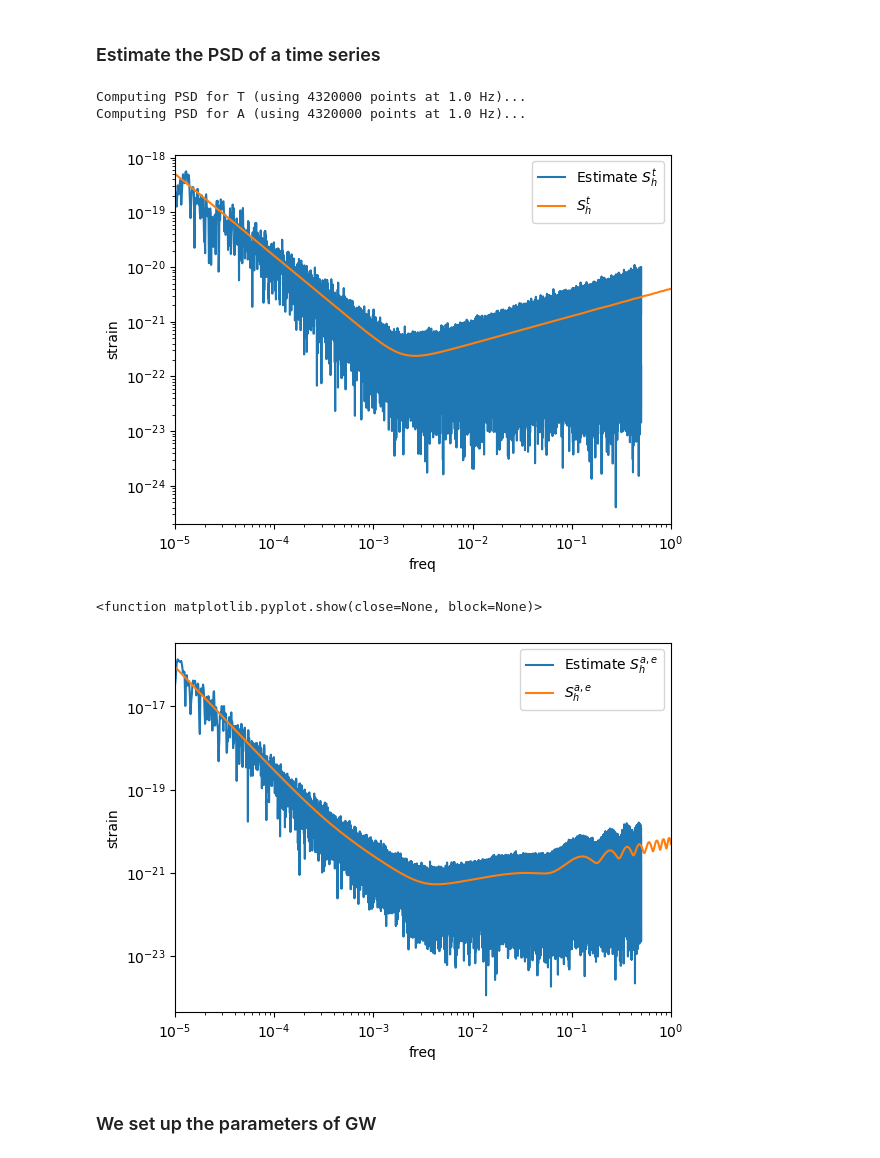
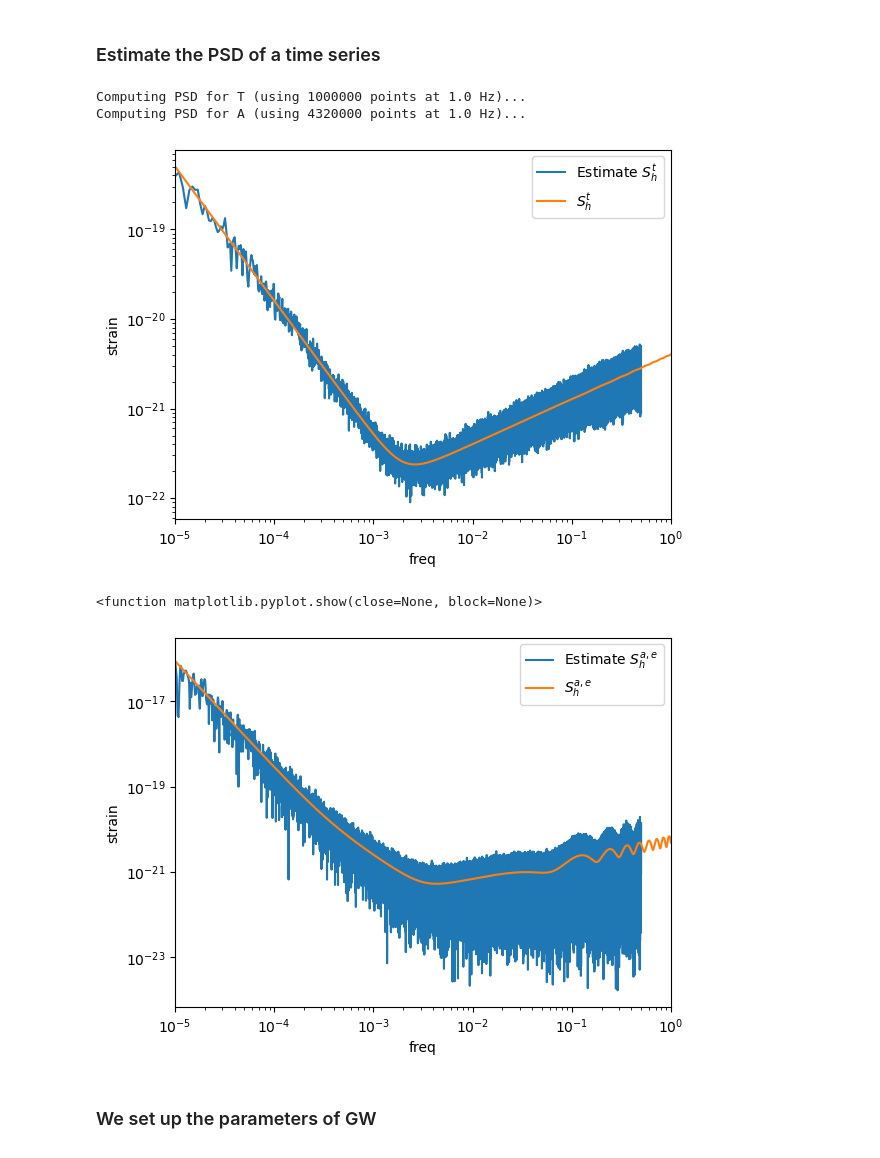
Before and after one commit to renjiewang888/LitePIG, a Jupyter notebook: parameter_estimation/testTDIestimation.ipynb, the cells around one changed output. Drawn from its saved outputs; the diff is of its cells as text; code cells hidden in the pictures.

```diff
--- a/parameter_estimation/testTDIestimation.ipynb
+++ b/parameter_estimation/testTDIestimation.ipynb
@@ -100,44 +100,45 @@ plt.show()
 # %% [markdown]
 ### Estimate the PSD of a time series
 # %%
+nperseg= int(1000000 / del_t)
 noise_T =Series(noiseT.sample_times,noiseT,'T')
-psdT_estimated= noise_T.compute(nperseg=None, overlap=0.5, window='nuttall')
+psdT_estimated= noise_T.compute(nperseg=nperseg, overlap=0.5, window='hann')
 
 noise_A =Series(noiseA.sample_times,noiseA,'A')
 psdA_estimated= noise_A.compute(nperseg=None, overlap=0.5, window='nuttall')
 
 # seg_len = int(100000 / del_t)
 # seg_stride = int(seg_len / 2)
 # psdA_estimated = welch(noiseA,
 #                       seg_len=seg_len,
 #                       seg_stride=seg_stride,
 #                       avg_method='mean')
 # psdT_estimated = welch(noiseT,
 #                       seg_len=seg_len,
 #                       seg_stride=seg_stride,
 #                       avg_method='mean')
 plt.loglog(psdT_estimated.frequencies,np.sqrt(psdT_estimated.psd*psdT_estimated.frequencies),label='Estimate $S^{t}_{h}$')
 # plt.loglog(psdT_estimated.sample_frequencies,np.sqrt(psdT_estimated*psdT_estimated.sample_frequencies),label='Estimate $S^{t}_{h}$')
 plt.loglog(PSD_TDIt.sample_frequencies,np.sqrt(PSD_TDIt*PSD_TDIt.sample_frequencies),label='$S^{t}_{h}$')
 plt.xlabel('freq')
 plt.ylabel('strain')
 plt.xlim(1e-5,1e-0)
 plt.legend()
 plt.show()
 plt.loglog(psdA_estimated.frequencies,np.sqrt(psdA_estimated.psd*psdA_estimated.frequencies),label='Estimate $S^{a,e}_{h}$')
 # plt.loglog(psdA_estimated.sample_frequencies,np.sqrt(psdA_estimated*psdA_estimated.sample_frequencies),label='Estimate $S^{a,e}_{h}$')
 plt.loglog(PSD_TDIae.sample_frequencies,np.sqrt(PSD_TDIae*PSD_TDIae.sample_frequencies),label='$S^{a,e}_{h}$')
 plt.xlabel('freq')
 plt.ylabel('strain')
 plt.xlim(1e-5,1e-0)
 plt.legend()
 plt.show
 # %% [output]
-Computing PSD for T (using 4320000 points at 1.0 Hz)...
+Computing PSD for T (using 1000000 points at 1.0 Hz)...
 Computing PSD for A (using 4320000 points at 1.0 Hz)...
-[figure, old version]
+[figure, new version]
 <function matplotlib.pyplot.show(close=None, block=None)>
-[figure, old version]
+[figure, new version]
 # %% [markdown]
 ### We set up the parameters of GW
 # %%
```
Also changed, not shown: parts of 7 cells of this notebook, 2 other files.
